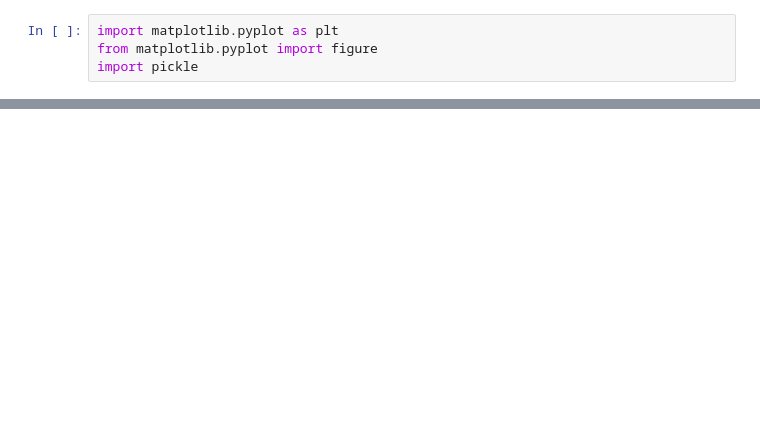
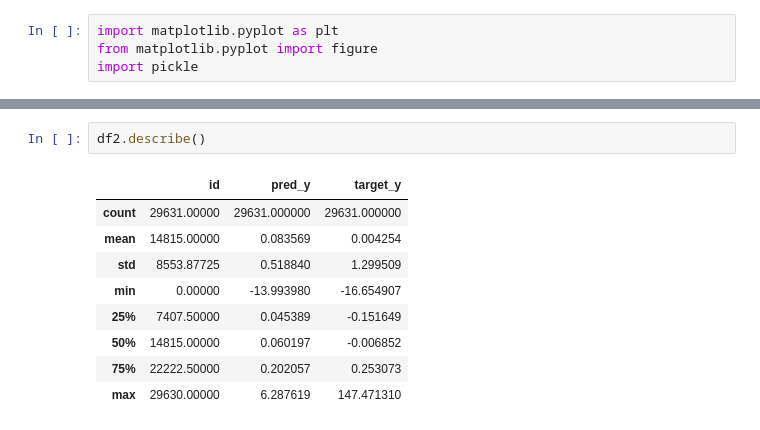
Before and after one commit to tinginde/Kgc-attribute-value-prediction-with-constraints, a Jupyter notebook: Drawing_lr.ipynb, the cells around one changed output, grey strips where cells are left out. Drawn from its saved outputs; the diff is of its cells as text; blank space fills up the shorter version.

```diff
--- a/Drawing_lr.ipynb
+++ b/Drawing_lr.ipynb
@@ -55,0 +48,12 @@ plot_learning_curve(loss_record, title='xx')
+# %%
+df2.describe()
+# %% [output]
+|  | id | pred_y | target_y |
+| count | 29631.00000 | 29631.000000 | 29631.000000 |
+| mean | 14815.00000 | 0.083569 | 0.004254 |
+| std | 8553.87725 | 0.518840 | 1.299509 |
+| min | 0.00000 | -13.993980 | -16.654907 |
+| 25% | 7407.50000 | 0.045389 | -0.151649 |
+| 50% | 14815.00000 | 0.060197 | -0.006852 |
+| 75% | 22222.50000 | 0.202057 | 0.253073 |
+| max | 29630.00000 | 6.287619 | 147.471310 |
```
Also changed, not shown: parts of 7 cells of this notebook, 9 other files.
